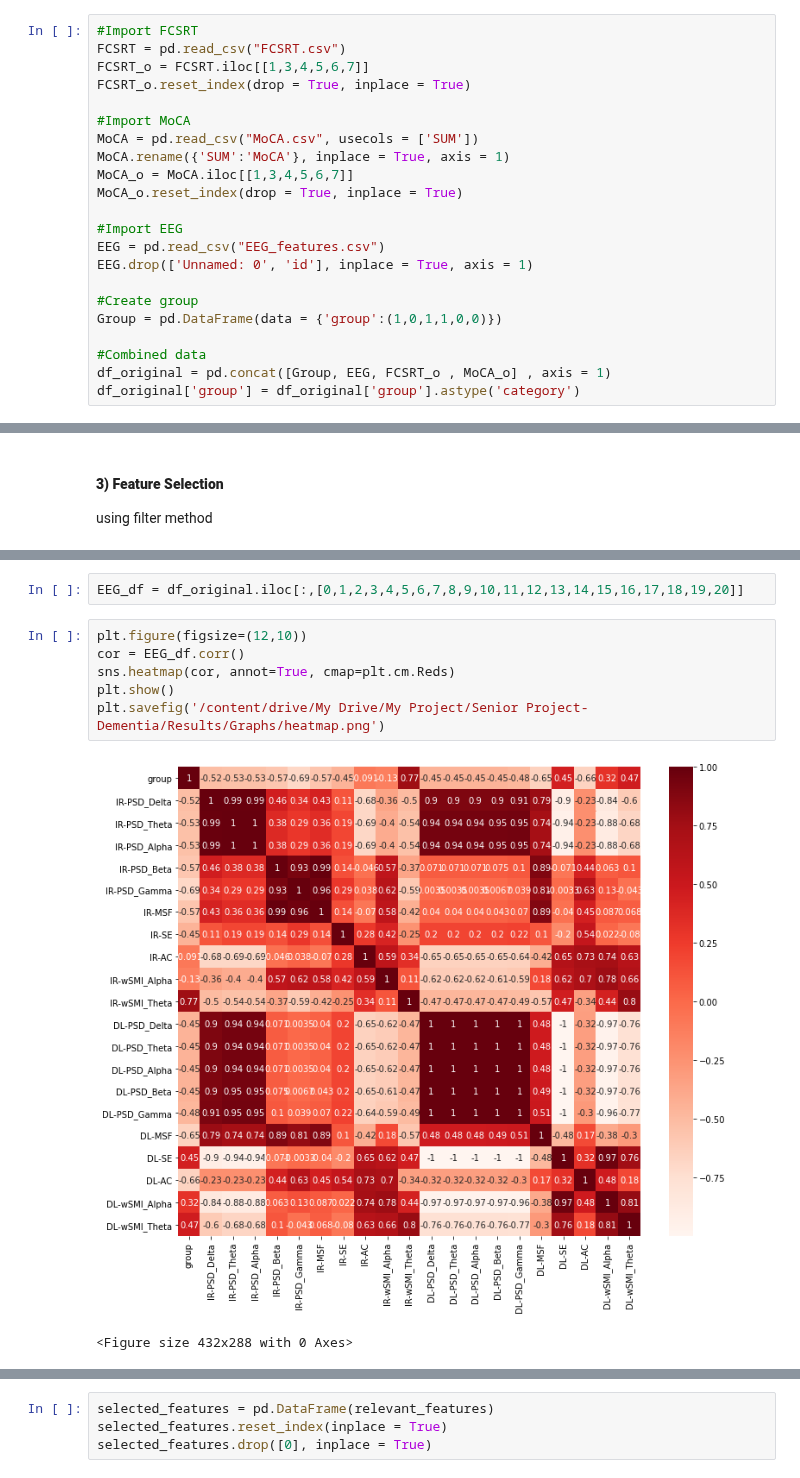
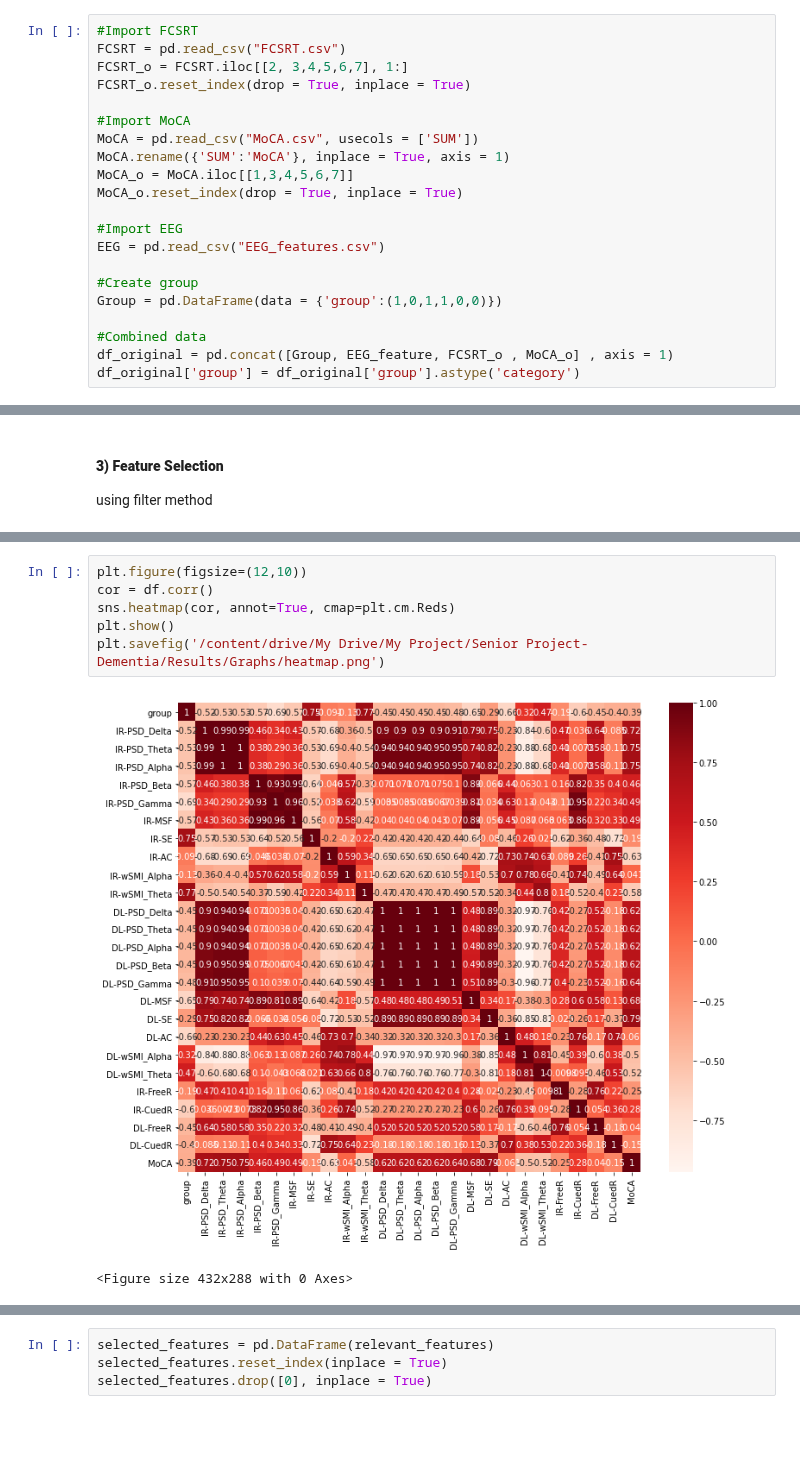
Before and after one commit to Sirabhop/Preclinical-AD-EEG-classification, a Jupyter notebook: Machine_Learning_Modeling.ipynb, the cells around one changed output, grey strips where cells are left out. Saved outputs shown, nothing was run; the diff lists cells and outputs as text; blank space fills up the shorter version.

```diff
--- a/Machine_Learning_Modeling.ipynb
+++ b/Machine_Learning_Modeling.ipynb
@@ -34,7 +35,7 @@ df.to_csv('/content/drive/My Drive/My Project/Senior Project-Dementia/Results/RE
 # %%
 #Import FCSRT
 FCSRT = pd.read_csv("FCSRT.csv")
-FCSRT_o = FCSRT.iloc[[1,3,4,5,6,7]]
+FCSRT_o = FCSRT.iloc[[2, 3,4,5,6,7], 1:]
 FCSRT_o.reset_index(drop = True, inplace = True)
 
 #Import MoCA
@@ -45,11 +46,10 @@ MoCA_o.reset_index(drop = True, inplace = True)
 
 #Import EEG
 EEG = pd.read_csv("EEG_features.csv")
-EEG.drop(['Unnamed: 0', 'id'], inplace = True, axis = 1)
 
 #Create group
 Group = pd.DataFrame(data = {'group':(1,0,1,1,0,0)})
 
 #Combined data
-df_original = pd.concat([Group, EEG, FCSRT_o , MoCA_o] , axis = 1)
+df_original = pd.concat([Group, EEG_feature, FCSRT_o , MoCA_o] , axis = 1)
 df_original['group'] = df_original['group'].astype('category')
@@ -147,13 +121,11 @@ EEG_df
-# %%
-EEG_df = df_original.iloc[:,[0,1,2,3,4,5,6,7,8,9,10,11,12,13,14,15,16,17,18,19,20]]
 # %%
 plt.figure(figsize=(12,10))
-cor = EEG_df.corr()
+cor = df.corr()
 sns.heatmap(cor, annot=True, cmap=plt.cm.Reds)
 plt.show()
 plt.savefig('/content/drive/My Drive/My Project/Senior Project-Dementia/Results/Graphs/heatmap.png')
 # %% [output]
-[figure, old version]
+[figure, new version]
 <Figure size 432x288 with 0 Axes>
 # %%
 #Correlation with output variable
```
Also changed, not shown: parts of 15 cells of this notebook.
